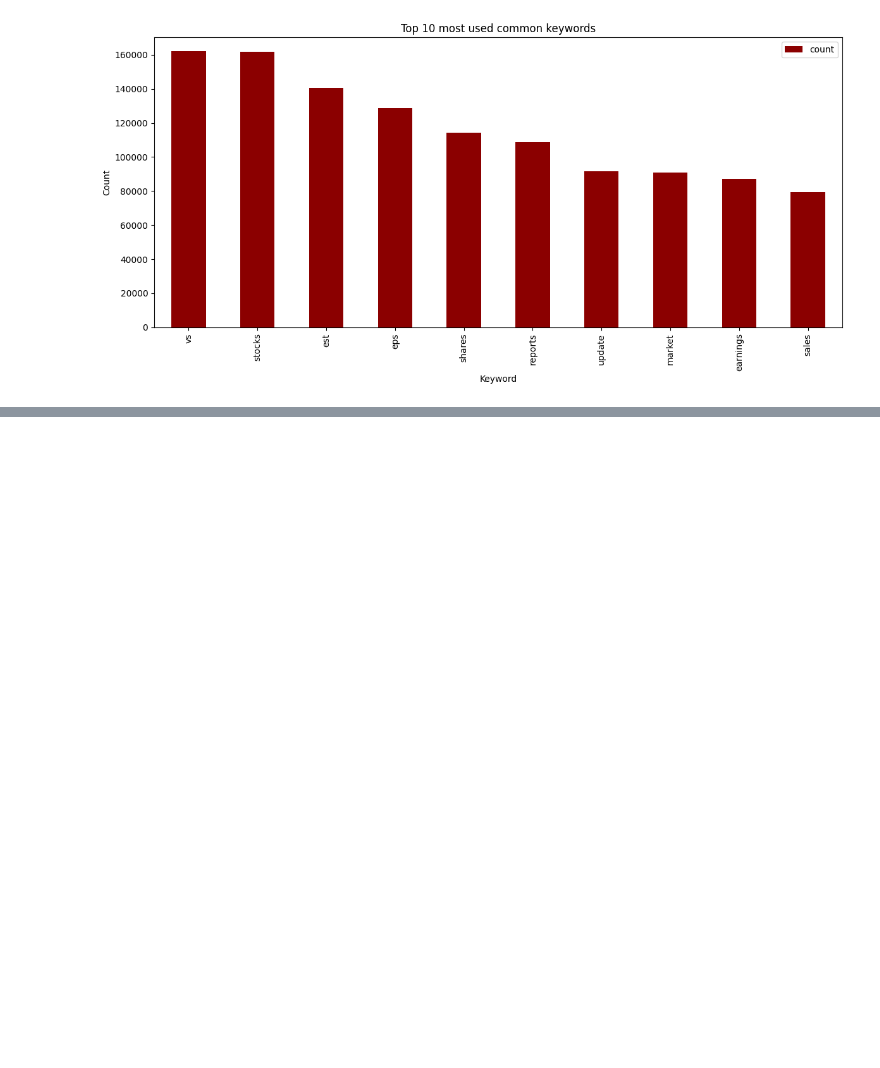
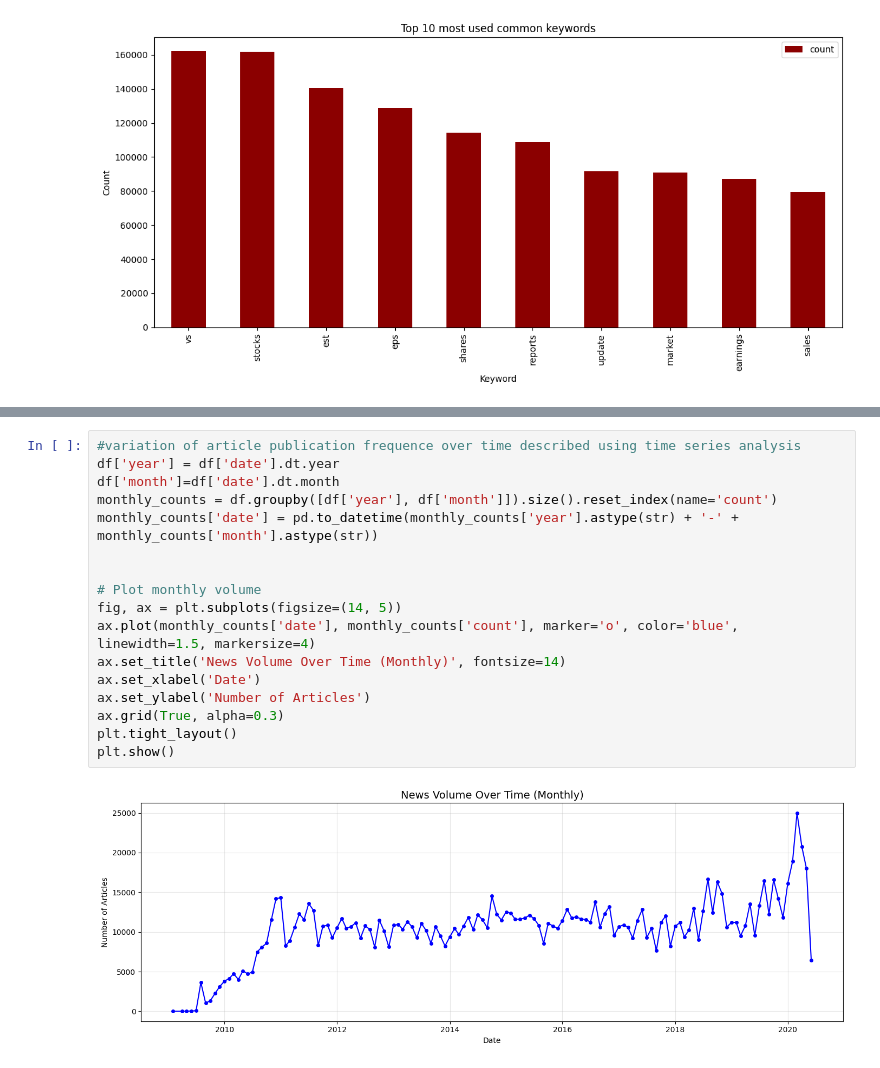
Before and after one commit to hawi088/News-Sentiment, a Jupyter notebook: notebooks/task1_eda.ipynb, the cells around one changed output, grey strips where cells are left out. Drawn from its saved outputs; the diff is of its cells as text; blank space fills up the shorter version.

```diff
--- a/notebooks/task1_eda.ipynb
+++ b/notebooks/task1_eda.ipynb
@@ -258,3 +583,22 @@ Zacks                 19390
 Jayson Derrick        19050
 Name: count, dtype: int64
 [figure]
+# %%
+#variation of article publication frequence over time described using time series analysis
+df['year'] = df['date'].dt.year
+df['month']=df['date'].dt.month
+monthly_counts = df.groupby([df['year'], df['month']]).size().reset_index(name='count')
+monthly_counts['date'] = pd.to_datetime(monthly_counts['year'].astype(str) + '-' + monthly_counts['month'].astype(str))
+
+
+# Plot monthly volume
+fig, ax = plt.subplots(figsize=(14, 5))
+ax.plot(monthly_counts['date'], monthly_counts['count'], marker='o', color='blue', linewidth=1.5, markersize=4)
+ax.set_title('News Volume Over Time (Monthly)', fontsize=14)
+ax.set_xlabel('Date')
+ax.set_ylabel('Number of Articles')
+ax.grid(True, alpha=0.3)
+plt.tight_layout()
+plt.show()
+# %% [output]
+[figure, added]
```
Also changed, not shown: parts of 30 cells of this notebook.
